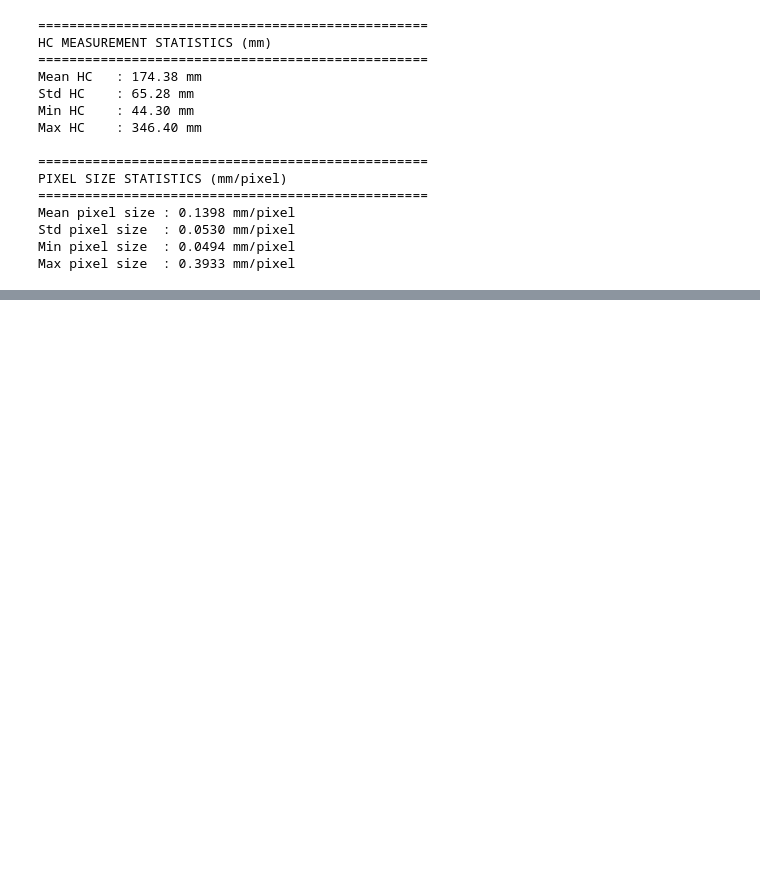
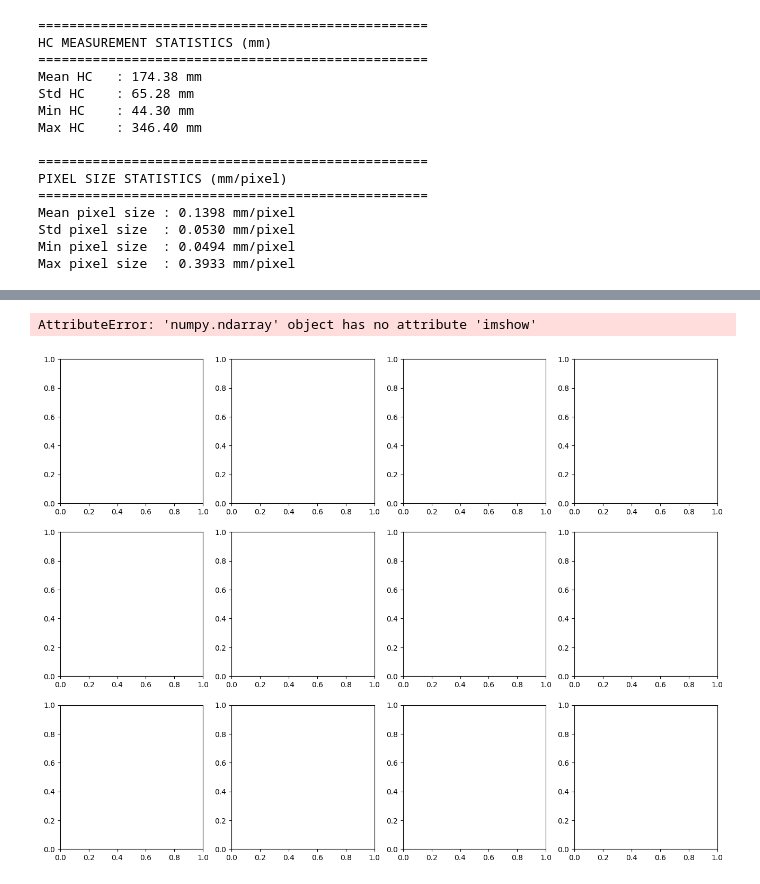
Before and after one commit to UMESH-KALE0777/MaternaVision, a Jupyter notebook: training/notebooks/01_EDA.ipynb, the cells around one changed output, grey strips where cells are left out. Cells and saved outputs as stored; diff of their text form; code cells hidden in the pictures; blank space fills up the shorter version.

```diff
--- a/training/notebooks/01_EDA.ipynb
+++ b/training/notebooks/01_EDA.ipynb
@@ -186,0 +220,31 @@ print("Plot saved!")
+# %%
+fig, axes = plt.subplots(3, 4, figsize=(16, 12))
+axes = axes.flatten()  # <-- Add this line!
+
+for i in range(6):
+    img_path  = train_images[i]
+    mask_name = img_path.name.replace("_HC.png", "_HC_Annotation.png")
+    mask_path = TRAIN_DIR / mask_name
+
+    img  = cv2.imread(str(img_path),  cv2.IMREAD_GRAYSCALE)
+    mask = cv2.imread(str(mask_path), cv2.IMREAD_GRAYSCALE)
+
+    # Show ultrasound
+    axes[i*2].imshow(img, cmap='gray')
+    axes[i*2].set_title(f'Image {i+1}', fontsize=10)
+    axes[i*2].axis('off')
+
+    # Show mask
+    if mask is not None:
+        axes[i*2+1].imshow(mask, cmap='gray')
+        axes[i*2+1].set_title(f'Mask {i+1}', fontsize=10)
+    axes[i*2+1].axis('off')
+
+plt.suptitle('Ultrasound Images vs Annotation Masks', fontsize=16, fontweight='bold')
+plt.tight_layout()
+plt.savefig('image_mask_pairs.png', dpi=150, bbox_inches='tight')
+plt.show()
+print("Plot saved!")
+# %% [output]
+AttributeError: 'numpy.ndarray' object has no attribute 'imshow'
+[figure, added]
```
Also changed, not shown: parts of 5 cells of this notebook, 2 other files.
